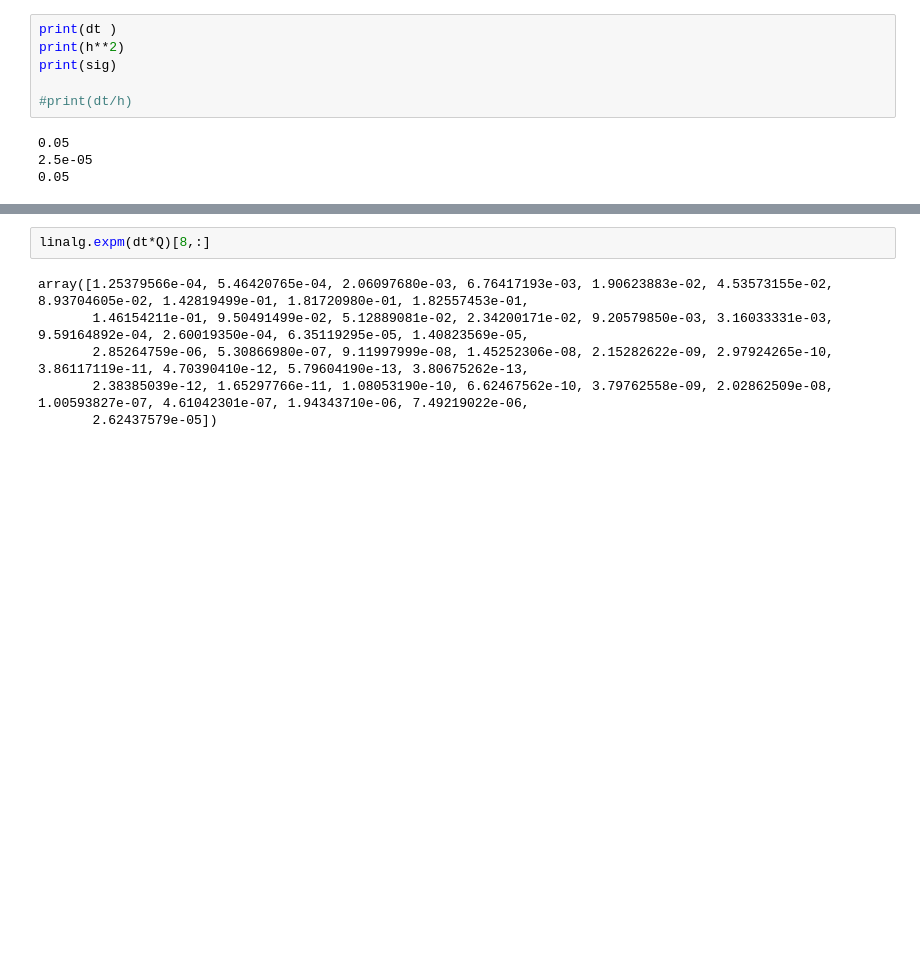
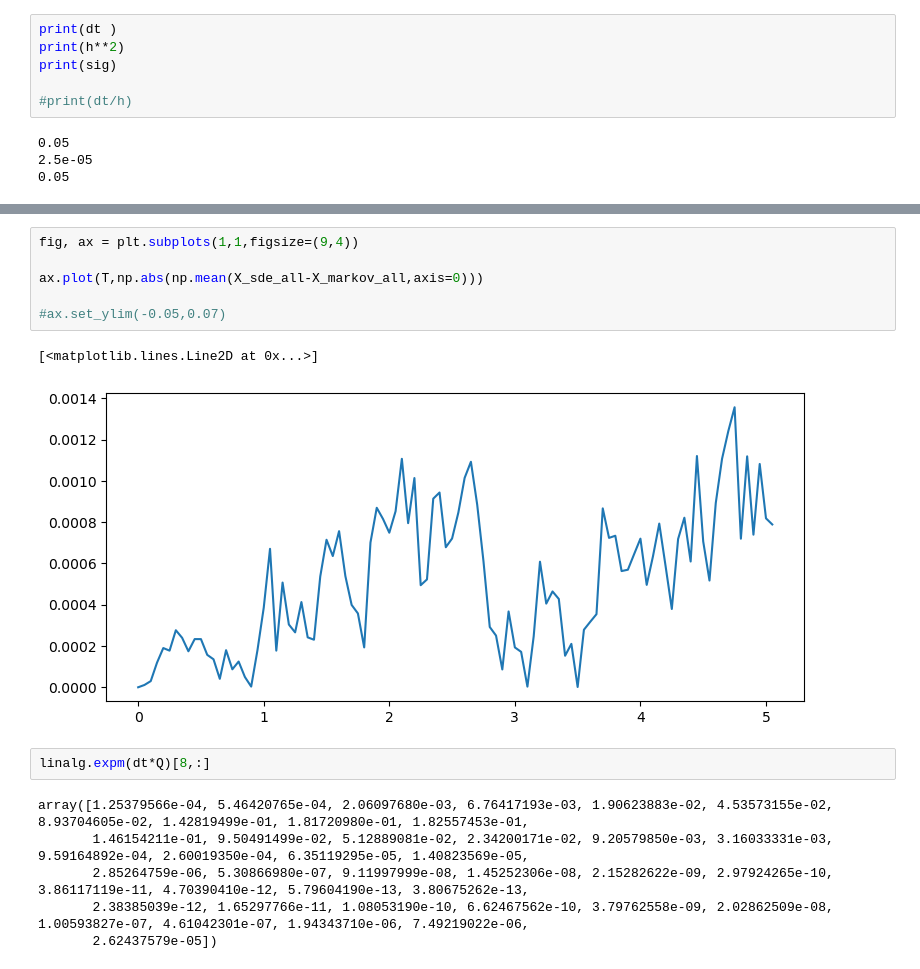
Before and after one commit to JonathanVacher/mca-approx, a Jupyter notebook: sde-mca-approx.ipynb, the cells around one changed output, grey strips where cells are left out. Saved outputs shown, nothing was run; the diff lists cells and outputs as text; blank space fills up the shorter version.

```diff
--- a/sde-mca-approx.ipynb
+++ b/sde-mca-approx.ipynb
@@ -137,3 +166,12 @@ ax.set_ylim(-0.05,0.07)
+# %%
+fig, ax = plt.subplots(1,1,figsize=(9,4))
+
+ax.plot(T,np.abs(np.mean(X_sde_all-X_markov_all,axis=0)))
+
+#ax.set_ylim(-0.05,0.07)
+# %% [output]
+[<matplotlib.lines.Line2D at 0x...>]
+[figure, added]
 # %%
 linalg.expm(dt*Q)[8,:]
 # %% [output]
```
Also changed, not shown: parts of 12 cells of this notebook.
